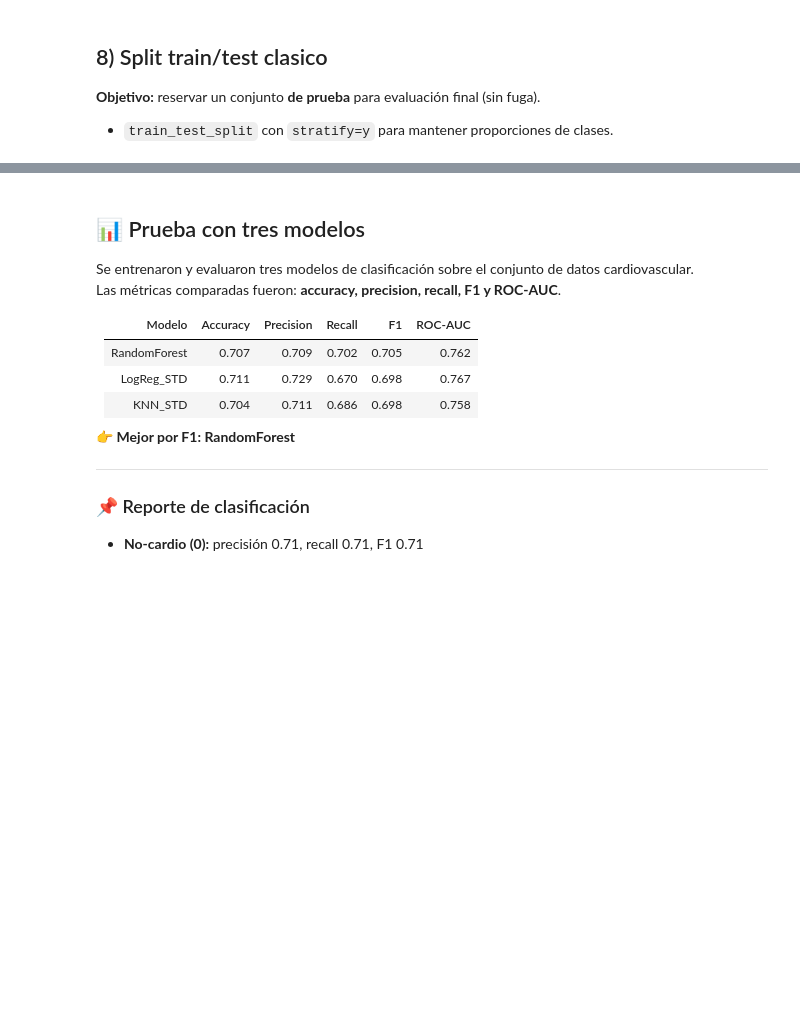
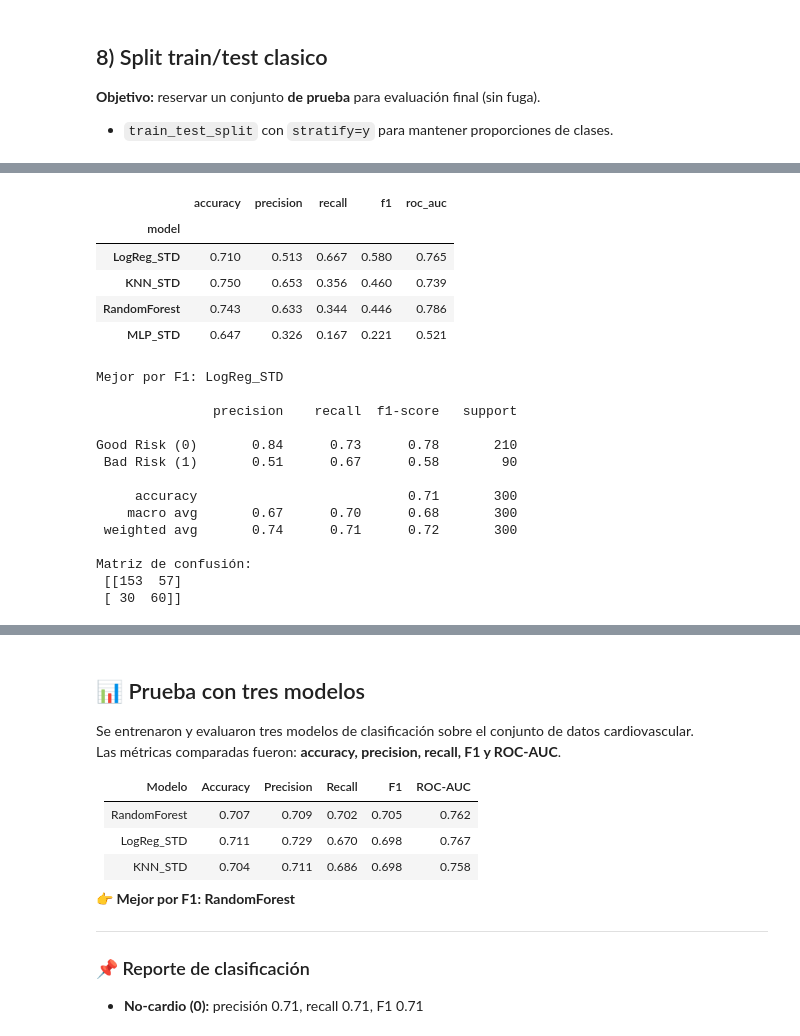
Before and after one commit to Alfonso-Jesus-Garcia-Moya/APRENDIZAJE_SUPERVISADO_2, a Jupyter notebook: PARTE DOS DE ML SUPERVISADO CON NUEVO DATASET.ipynb, the cells around one changed output, grey strips where cells are left out. Saved outputs shown, nothing was run; the diff lists cells and outputs as text; code cells hidden in the pictures; blank space fills up the shorter version.

```diff
--- a/PARTE DOS DE ML SUPERVISADO CON NUEVO DATASET.ipynb
+++ b/PARTE DOS DE ML SUPERVISADO CON NUEVO DATASET.ipynb
@@ -1012,21 +1012,27 @@ Durante el preprocesamiento generamos varias versiones de los datos:
 
 En este bloque haremos el **split en train/test** y aplicaremos de nuevo escalado y normalización solo con los datos de entrenamiento, para evitar fuga de información.
 # %%
+# (Asegúrate de que 'train_test_split', 'X_scaled', 'X_norm', e 'y'
+#  existan de las celdas anteriores)
 from sklearn.neural_network import MLPClassifier
 
 # --- Split a partir de los datasets ya preprocesados ---
-# Usamos X_scaled para StandardScaler y X_mm para Normalizer
+# Usamos X_scaled para StandardScaler
 X_train_sc, X_test_sc, y_train, y_test = train_test_split(
     X_scaled, y, test_size=0.3, random_state=42, stratify=y
 )
 
+# Usamos X_norm para Normalizer (¡AQUÍ ESTÁ LA CORRECCIÓN!)
 X_train_mm, X_test_mm, _, _ = train_test_split(
-    X_mm, y, test_size=0.3, random_state=42, stratify=y
+    X_norm, y, test_size=0.3, random_state=42, stratify=y # <-- Se cambió X_mm por X_norm
 )
 
 # ------------- Función para elegir dataset según el modelo -------------
+# ▼▼▼ ESTA ES LA FUNCIÓN QUE DEBES EJECUTAR PRIMERO ▼▼▼
 def pick_matrix(kind):
     if kind == "std":   return X_train_sc, X_test_sc
-    if kind == "norm":  return X_train_mm, X_test_mm
+    if kind == "norm":  return X_train_mm, X_test_mm # Esto está bien, usa las variables creadas arriba
     return X_train_sc, X_test_sc   # por defecto raw → aquí usamos escalado
+
+print("Función 'pick_matrix' y splits (X_train_sc, X_train_mm, etc.) definidos.")
 # %% [output]
@@ -1039,11 +1158,21 @@ NameError: name 'X_mm' is not defined
 # %%
-####Tiempo de ejecucion 17 minutos
+##################################################################
+# Paso 8-B: Entrenamiento de 5 Modelos (con Debugging)
+##################################################################
+
+# (Asegúrate de que 'LogisticRegression', 'KNeighborsClassifier',
+#  'RandomForestClassifier', 'MLPClassifier', 'accuracy_score',
+#  'precision_score', 'recall_score', 'f1_score', 'roc_auc_score',
+#  'classification_report', 'confusion_matrix', 'np', y 'pd'
+#  estén importados de las celdas anteriores)
+
+# (Tu plantilla importa MLPClassifier de nuevo aquí, no hace daño)
 from sklearn.neural_network import MLPClassifier
 
 models = {
     "LogReg_STD":   ("norm",  LogisticRegression(max_iter=1000, class_weight="balanced", random_state=42)),
     "KNN_STD":      ("norm",  KNeighborsClassifier(n_neighbors=11)),
-    #"SVM_RBF_STD":  ("norm",  SVC(probability=True, class_weight="balanced", random_state=42)),
+    #"SVM_RBF_STD":  ("norm",  SVC(probability=True, class_weight="balanced", random_state=42)), # Comentado en tu plantilla
     "RandomForest": ("std",  RandomForestClassifier(n_estimators=400, random_state=42)),
 
     # # 👇 MLP con escalado
@@ -1060,12 +1189,23 @@ models = {
     )),
 }
 
-
 # --- Entrenar y evaluar como ya lo hacías ---
 rows, preds = [], {}
+print("\n=======================================================")
+print("Iniciando entrenamiento y evaluación (método split clásico)...")
+print("=======================================================\n")
+
 for name, (kind, clf) in models.items():
-    Xtr, Xte = pick_matrix(kind)
+
+    # --- PASO DEBUG 1 ---
+    print(f"--- 1. Entrenando {name} ---")
+    print(f"(Usando datos tipo: '{kind}')")
+
+    Xtr, Xte = pick_matrix(kind) # <-- Aquí se usa tu función
     clf.fit(Xtr, y_train)
+
+    # --- PASO DEBUG 2 ---
+    print(f"--- 2. Evaluando {name} ---")
     y_pred = clf.predict(Xte)
     preds[name] = y_pred
 
@@ -1077,6 +1217,7 @@ for name, (kind, clf) in models.items():
         "recall":    recall_score(y_test, y_pred, zero_division=0),
         "f1":        f1_score(y_test, y_pred, zero_division=0),
     }
+
     # AUC si hay proba o decision_function
     try:
         y_score = clf.predict_proba(Xte)[:,1]
@@ -1090,10 +1231,24 @@ for name, (kind, clf) in models.items():
 
     rows.append(row)
 
+    # --- PASO DEBUG 3 ---
+    print(f"--- 3. Métricas de {name} calculadas. (F1: {row['f1']:.4f}) ---\n")
+
+print("...Evaluación completada.\n")
+
+# --- Resultados ---
 results_df = pd.DataFrame(rows).set_index("model").sort_values("f1", ascending=False)
-print(results_df.round(3))
 
+print("--- Resultados (Split Clásico) ---")
+# (Usamos display para que se vea mejor en el notebook)
+display(results_df.round(3))
+
+# --- Mejor Modelo (según este split) ---
 best = results_df.index[0]
 print(f"\nMejor por F1: {best}\n")
-print(classification_report(y_test, preds[best], target_names=["No-cardio (0)","Cardio (1)"]))
+
+# (Ajustados los target_names a nuestro dataset 'German Credit')
+print(classification_report(y_test, preds[best], target_names=["Good Risk (0)","Bad Risk (1)"]))
+
 print("Matriz de confusión:\n", confusion_matrix(y_test, preds[best]))
+# %% [output]
@@ -1099,0 +1272,20 @@ print("Matriz de confusión:\n", confusion_matrix(y_test, preds[best]))
+|  | accuracy | precision | recall | f1 | roc_auc |
+| model |  |  |  |  |  |
+| LogReg_STD | 0.710 | 0.513 | 0.667 | 0.580 | 0.765 |
+| KNN_STD | 0.750 | 0.653 | 0.356 | 0.460 | 0.739 |
+| RandomForest | 0.743 | 0.633 | 0.344 | 0.446 | 0.786 |
+| MLP_STD | 0.647 | 0.326 | 0.167 | 0.221 | 0.521 |
+Mejor por F1: LogReg_STD
+
+               precision    recall  f1-score   support
+
+Good Risk (0)       0.84      0.73      0.78       210
+ Bad Risk (1)       0.51      0.67      0.58        90
+
+     accuracy                           0.71       300
+    macro avg       0.67      0.70      0.68       300
+ weighted avg       0.74      0.71      0.72       300
+
+Matriz de confusión:
+ [[153  57]
+ [ 30  60]]
```
Also changed, not shown: parts of 4 cells of this notebook.
